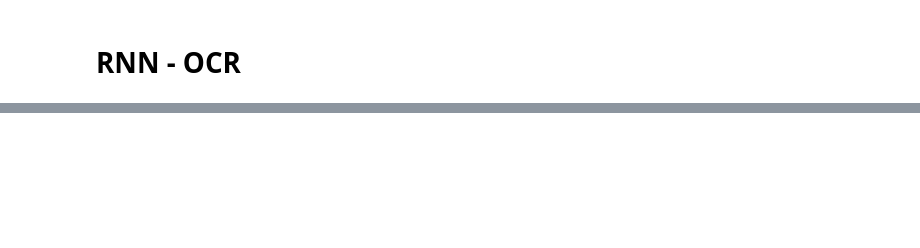
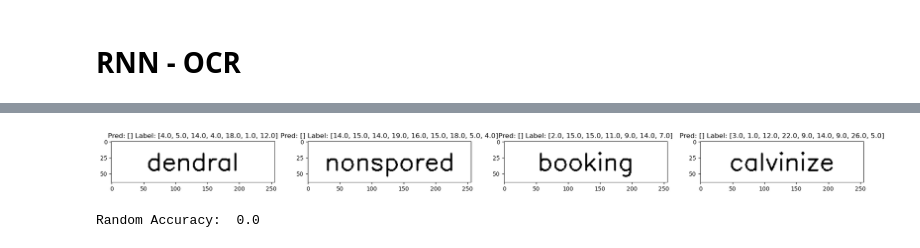
Before and after one commit to Abhinav7R/ML-kit, a Jupyter notebook: assignments/5/RNNOCR.ipynb, the cells around one changed output, grey strips where cells are left out. Cells and saved outputs as stored; diff of their text form; code cells hidden in the pictures; blank space fills up the shorter version.

```diff
--- a/assignments/5/RNNOCR.ipynb
+++ b/assignments/5/RNNOCR.ipynb
@@ -42,0 +308,32 @@ Done
+# %%
+def test(model, test_loader, criterion):
+    model.eval()
+    test_loss = 0.0
+    test_accuracy = 0.0
+    examples = []
+    with torch.no_grad():
+        for data, label in test_loader:
+            data = data.to(device)
+            label = label.to(device)
+            output = model(data)
+            output = output.permute(1, 0, 2)
+            output = nn.functional.log_softmax(output, dim=2)
+            input_lengths = torch.full((data.size(0),), output.size(0), dtype=torch.int32)
+            target_lengths = torch.full((data.size(0),), label.size(1), dtype=torch.int32)
+            loss = criterion(output, label, input_lengths, target_lengths)
+            test_loss += loss.item()
+
+            preds = torch.argmax(output, dim=2).permute(1, 0).cpu().numpy()
+            decoded_preds = decode_predictions(preds)
+            decoded_labels = label.cpu().numpy().tolist()
+
+            examples.append((data[0].cpu().numpy(), decoded_preds[0], decoded_labels[0]))
+
+    test_loss /= len(test_loader)
+    test_accuracy = compute_average_correct(decoded_preds, decoded_labels)
+
+    return test_loss, test_accuracy, examples
+
+test_loss, test_accuracy, examples = test(cnn_rnn, test_loader, criterion)
+
+print("Test Loss: {} Test Accuracy: {}".format(test_loss, test_accuracy))
@@ -42,0 +342,23 @@ Done
+# %%
+# show some predictions (5)
+
+plt.figure(figsize=(30, 10))
+for i in range(4):
+    plt.subplot(2, 5, i + 1)
+    img, pred, label = examples[i]
+    plt.imshow(img, cmap='gray')
+    plt.title("Pred: {} Label: {}".format(pred, label))
+# %% [output]
+[figure, added]
+# %%
+# compare with random baseline (randomly generated character sequences of same length as the label)
+
+random_accuracy = 0.0
+for pred, label in zip(examples, test_words):
+    random_pred = [random.randint(1, 26) for _ in range(len(label))]
+    random_accuracy += sum(1 for p, l in zip(random_pred, label) if p == l) / len(label)
+
+random_accuracy /= len(examples)
+print("Random Accuracy: ", random_accuracy)
+# %% [output]
+Random Accuracy:  0.0
```
Also changed, not shown: parts of 16 cells of this notebook.
